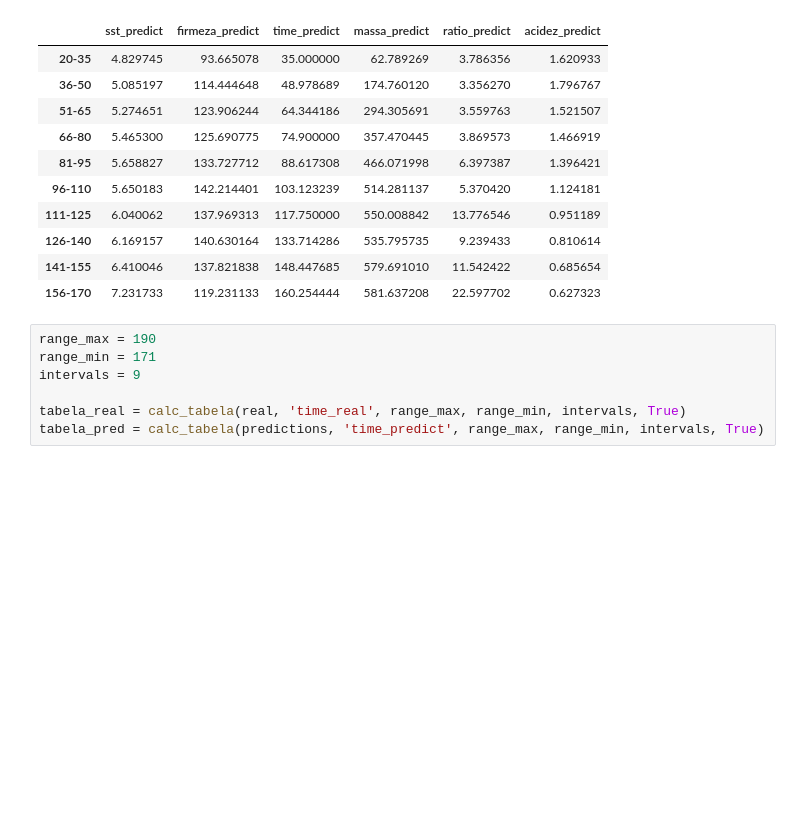
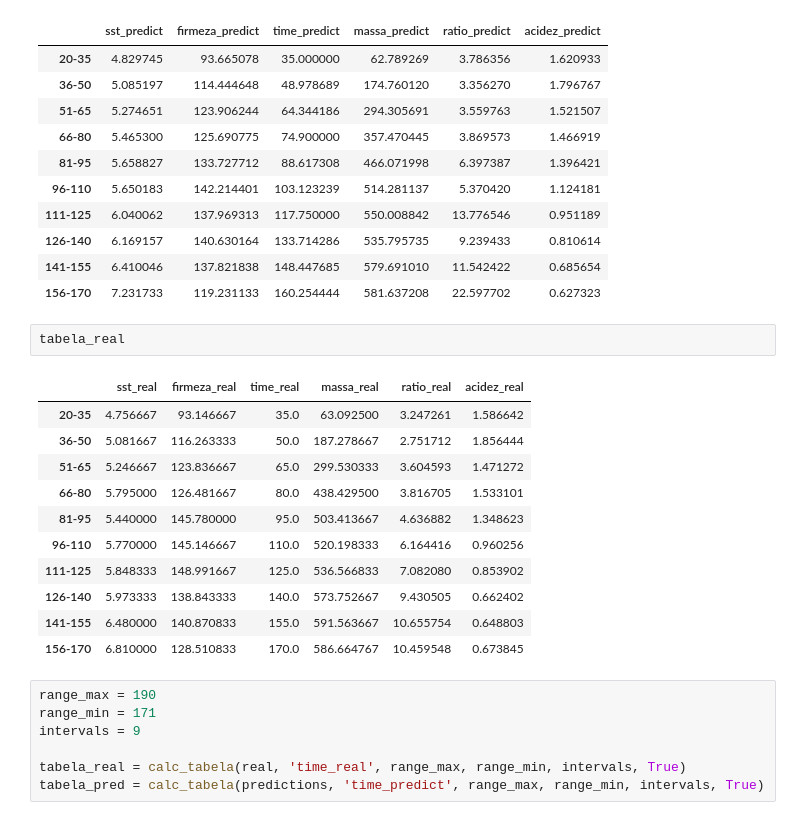
Before and after one commit to danielesreis/mng, a Jupyter notebook: notebooks/parte5_experimento.ipynb, the cells around one changed output. Saved outputs shown, nothing was run; the diff lists cells and outputs as text; blank space fills up the shorter version.

```diff
--- a/notebooks/parte5_experimento.ipynb
+++ b/notebooks/parte5_experimento.ipynb
@@ -232,6 +303,20 @@ tabela_pred[tabela_pred.columns[:6]]
 | 126-140 | 6.169157 | 140.630164 | 133.714286 | 535.795735 | 9.239433 | 0.810614 |
 | 141-155 | 6.410046 | 137.821838 | 148.447685 | 579.691010 | 11.542422 | 0.685654 |
 | 156-170 | 7.231733 | 119.231133 | 160.254444 | 581.637208 | 22.597702 | 0.627323 |
+# %%
+tabela_real
+# %% [output]
+|  | sst_real | firmeza_real | time_real | massa_real | ratio_real | acidez_real |
+| 20-35 | 4.756667 | 93.146667 | 35.0 | 63.092500 | 3.247261 | 1.586642 |
+| 36-50 | 5.081667 | 116.263333 | 50.0 | 187.278667 | 2.751712 | 1.856444 |
+| 51-65 | 5.246667 | 123.836667 | 65.0 | 299.530333 | 3.604593 | 1.471272 |
+| 66-80 | 5.795000 | 126.481667 | 80.0 | 438.429500 | 3.816705 | 1.533101 |
+| 81-95 | 5.440000 | 145.780000 | 95.0 | 503.413667 | 4.636882 | 1.348623 |
+| 96-110 | 5.770000 | 145.146667 | 110.0 | 520.198333 | 6.164416 | 0.960256 |
+| 111-125 | 5.848333 | 148.991667 | 125.0 | 536.566833 | 7.082080 | 0.853902 |
+| 126-140 | 5.973333 | 138.843333 | 140.0 | 573.752667 | 9.430505 | 0.662402 |
+| 141-155 | 6.480000 | 140.870833 | 155.0 | 591.563667 | 10.655754 | 0.648803 |
+| 156-170 | 6.810000 | 128.510833 | 170.0 | 586.664767 | 10.459548 | 0.673845 |
 # %%
 range_max = 190
 range_min = 171
```
Also changed, not shown: parts of 15 cells of this notebook, 12 other files.
